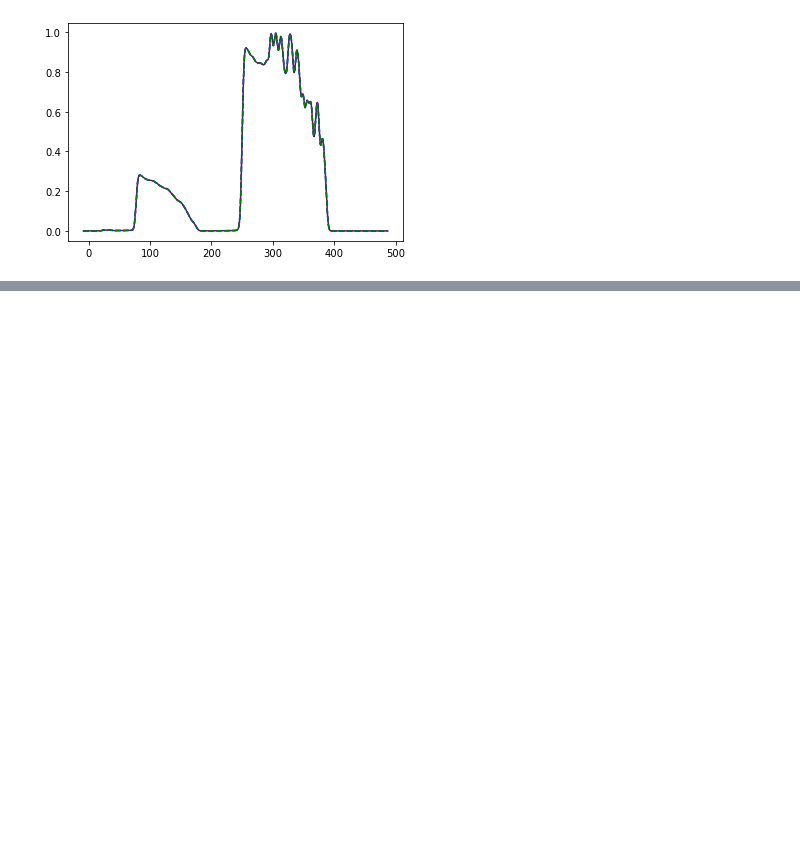
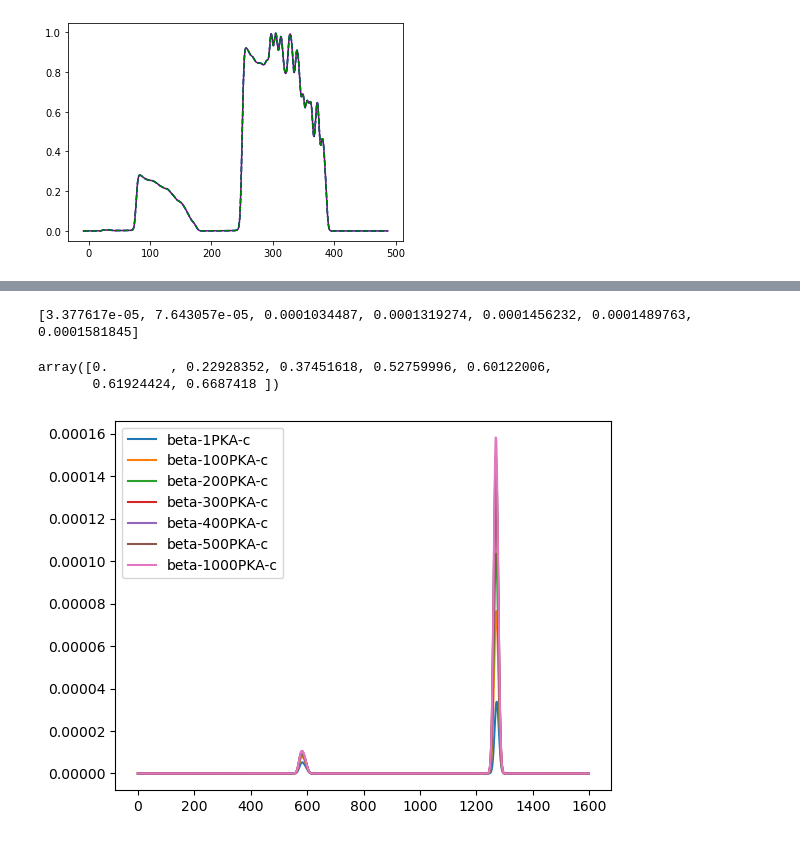
Before and after one commit to HE-RU10/ga2o3, a Jupyter notebook: RBS.ipynb, the cells around one changed output, grey strips where cells are left out. Cells and saved outputs as stored; diff of their text form; code cells hidden in the pictures; blank space fills up the shorter version.

```diff
--- a/RBS.ipynb
+++ b/RBS.ipynb
@@ -225,0 +239,21 @@ plt.plot(df['Energy(keV)'],df['Yield'],label='beta-1000PKA')
+# %%
+max_y=[]
+for i in [1,100,200,300,400,500,1000]:
+    path='/Users/ruhe/Desktop/ga2o3/rbs/overlap_npt/beta/{}PKA/pris/A/out/'.format(i)
+    fn=path+'rbsspectra.dat'
+
+    df=pd.read_csv(fn,sep='\s+', header=None)
+
+    df['Yield']=df.iloc[:,1]
+    df['Energy(keV)']=df.index*1600/len(df)
+    max_y.append(df['Yield'].max())
+    plt.plot(df['Energy(keV)'],df['Yield'],label='beta-{}PKA-c'.format(i))
+print(max_y)
+plt.legend()
+defect=(1-(ran_y-np.array(max_y))/(ran_y-pris_y))
+defect
+# %% [output]
+[3.377617e-05, 7.643057e-05, 0.0001034487, 0.0001319274, 0.0001456232, 0.0001489763, 0.0001581845]
+array([0.        , 0.22928352, 0.37451618, 0.52759996, 0.60122006,
+       0.61924424, 0.6687418 ])
+[figure, added]
```
Also changed, not shown: parts of 3 cells of this notebook, 1 other file.
